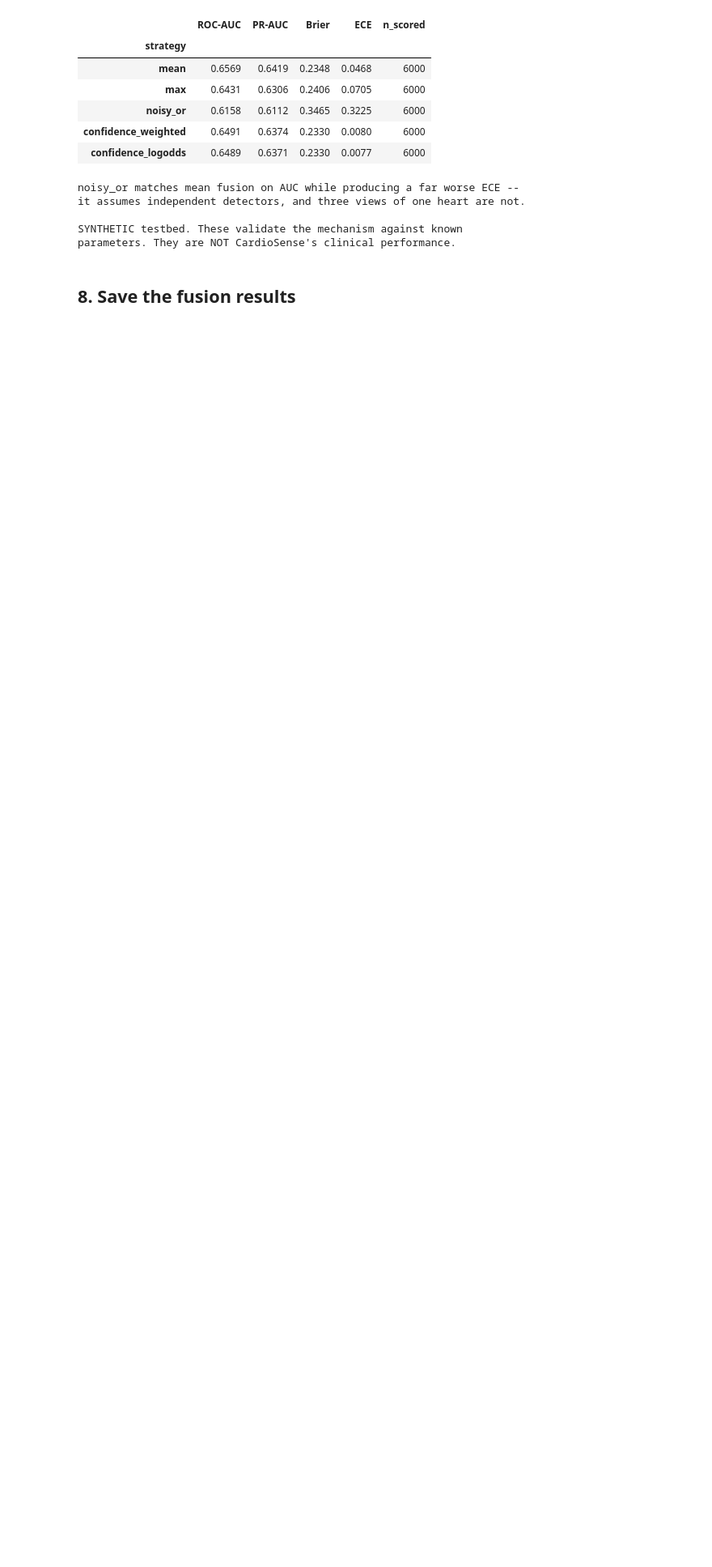
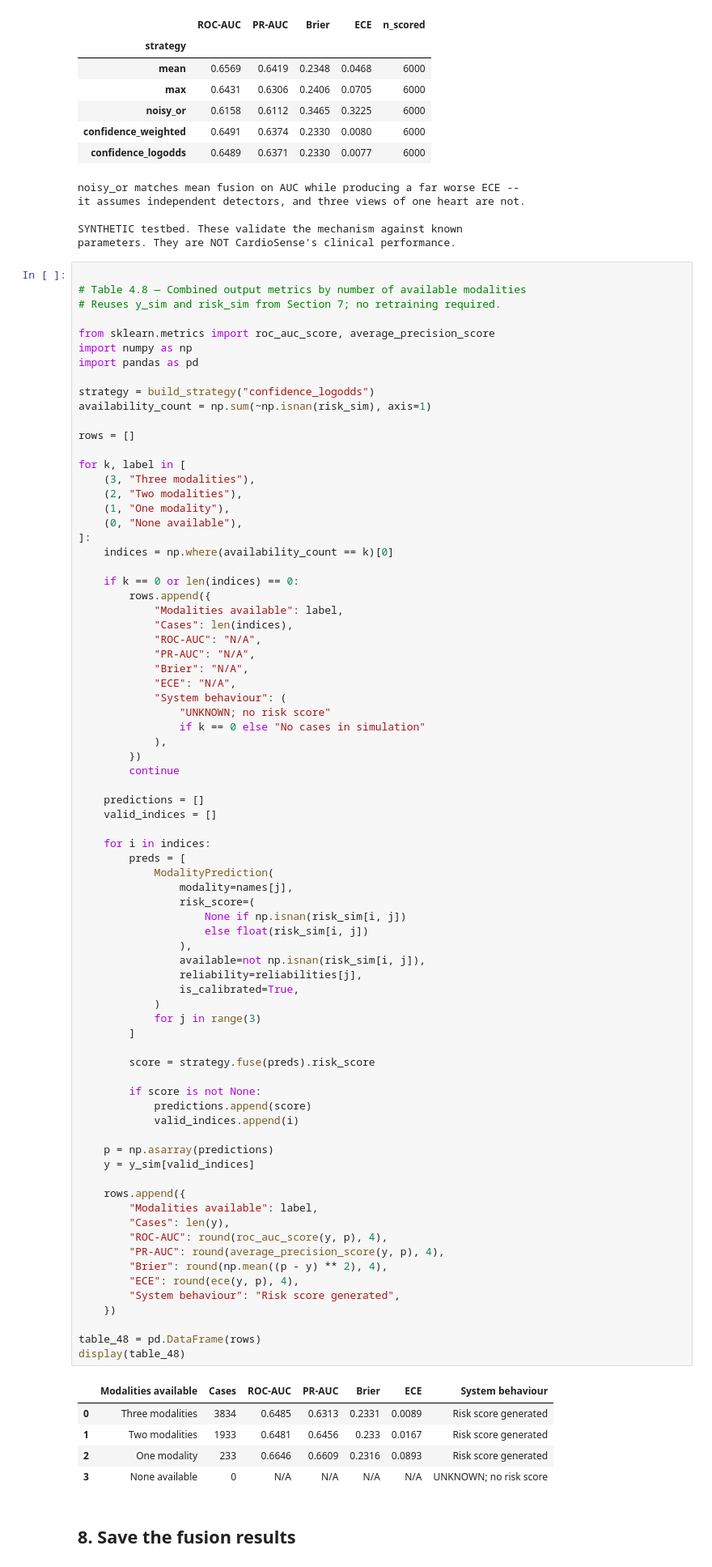
Before and after one commit to artrai73/CardioSense, a Jupyter notebook: notebooks/05_multimodal_fusion.ipynb, the cells around one changed output. Shown at 81% size. Drawn from its saved outputs; the diff is of its cells as text; blank space fills up the shorter version.

```diff
--- a/notebooks/05_multimodal_fusion.ipynb
+++ b/notebooks/05_multimodal_fusion.ipynb
@@ -1421,6 +1462,88 @@ it assumes independent detectors, and three views of one heart are not.
 
 SYNTHETIC testbed. These validate the mechanism against known
 parameters. They are NOT CardioSense's clinical performance.
+# %%
+
+# Table 4.8 — Combined output metrics by number of available modalities
+# Reuses y_sim and risk_sim from Section 7; no retraining required.
+
+from sklearn.metrics import roc_auc_score, average_precision_score
+import numpy as np
+import pandas as pd
+
+strategy = build_strategy("confidence_logodds")
+availability_count = np.sum(~np.isnan(risk_sim), axis=1)
+
+rows = []
+
+for k, label in [
+    (3, "Three modalities"),
+    (2, "Two modalities"),
+    (1, "One modality"),
+    (0, "None available"),
+]:
+    indices = np.where(availability_count == k)[0]
+
+    if k == 0 or len(indices) == 0:
+        rows.append({
+            "Modalities available": label,
+            "Cases": len(indices),
+            "ROC-AUC": "N/A",
+            "PR-AUC": "N/A",
+            "Brier": "N/A",
+            "ECE": "N/A",
+            "System behaviour": (
+                "UNKNOWN; no risk score"
+                if k == 0 else "No cases in simulation"
+            ),
+        })
+        continue
+
+    predictions = []
+    valid_indices = []
+
+    for i in indices:
+        preds = [
+            ModalityPrediction(
+                modality=names[j],
+                risk_score=(
+                    None if np.isnan(risk_sim[i, j])
+                    else float(risk_sim[i, j])
+                ),
+                available=not np.isnan(risk_sim[i, j]),
+                reliability=reliabilities[j],
+                is_calibrated=True,
+            )
+            for j in range(3)
+        ]
+
+        score = strategy.fuse(preds).risk_score
+
+        if score is not None:
+            predictions.append(score)
+            valid_indices.append(i)
+
+    p = np.asarray(predictions)
+    y = y_sim[valid_indices]
+
+    rows.append({
+        "Modalities available": label,
+        "Cases": len(y),
+        "ROC-AUC": round(roc_auc_score(y, p), 4),
+        "PR-AUC": round(average_precision_score(y, p), 4),
+        "Brier": round(np.mean((p - y) ** 2), 4),
+        "ECE": round(ece(y, p), 4),
+        "System behaviour": "Risk score generated",
+    })
+
+table_48 = pd.DataFrame(rows)
+display(table_48)
+# %% [output]
+|  | Modalities available | Cases | ROC-AUC | PR-AUC | Brier | ECE | System behaviour |
+| 0 | Three modalities | 3834 | 0.6485 | 0.6313 | 0.2331 | 0.0089 | Risk score generated |
+| 1 | Two modalities | 1933 | 0.6481 | 0.6456 | 0.233 | 0.0167 | Risk score generated |
+| 2 | One modality | 233 | 0.6646 | 0.6609 | 0.2316 | 0.0893 | Risk score generated |
+| 3 | None available | 0 | N/A | N/A | N/A | N/A | UNKNOWN; no risk score |
 # %% [markdown]
 ## 8. Save the fusion results
 # %%
```
Also changed, not shown: parts of 2 cells of this notebook.
